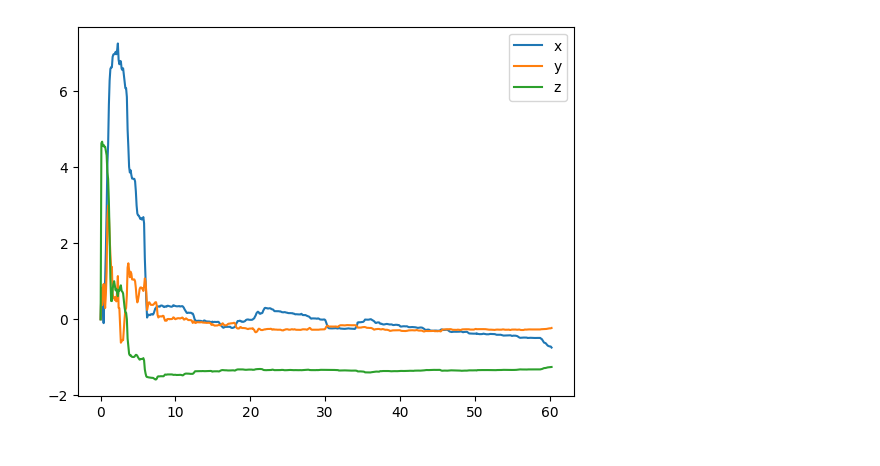
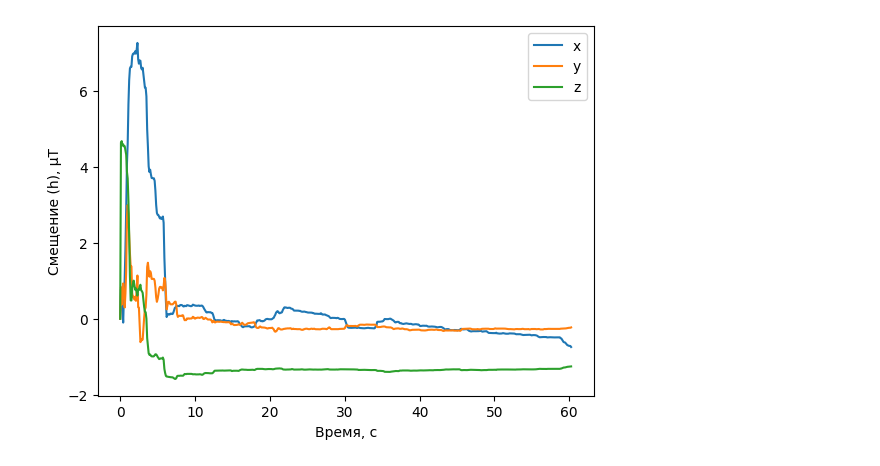
Before and after one commit to asmalcev/magnetometer, a Jupyter notebook: graphic.ipynb, the cells around one changed output. Drawn from its saved outputs; the diff is of its cells as text; code cells hidden in the pictures.

```diff
--- a/graphic.ipynb
+++ b/graphic.ipynb
@@ -14,22 +14,25 @@ with open('dist/o.csv', 'r') as fr:
 # %%
 def pass_elems_to_tuple(d, i1, i2, tuple_arrays):
   tuple_arrays[0].append(d[i1])
   tuple_arrays[1].append(d[i2])
   return tuple_arrays
+
+plt.ylabel('Смещение (h), µT')
+plt.xlabel('Время, с')
 
 (x, y) = reduce(lambda acc, current: pass_elems_to_tuple(current, 0, 1, acc), data, ([], []))
 plt.plot(x, y, label='x')
 
 (x, y) = reduce(lambda acc, current: pass_elems_to_tuple(current, 0, 2, acc), data, ([], []))
 plt.plot(x, y, label='y')
 
 (x, y) = reduce(lambda acc, current: pass_elems_to_tuple(current, 0, 3, acc), data, ([], []))
 plt.plot(x, y, label='z')
 
 plt.legend()
 plt.show()
 # %% [output]
-[figure, old version]
+[figure, new version]
 # %%
 labels = ['d11', 'd22', 'd33', 'd12', 'd13', 'd23']
 for i in range(4, 10):
```
Also changed, not shown: parts of 2 cells of this notebook, 1 other file.
